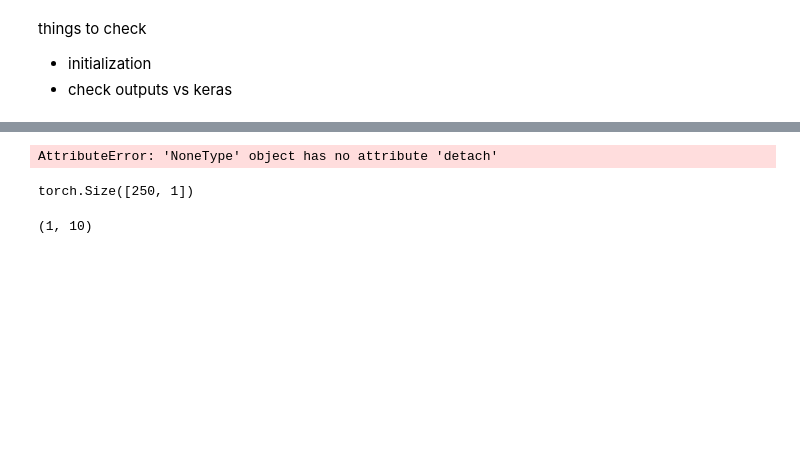
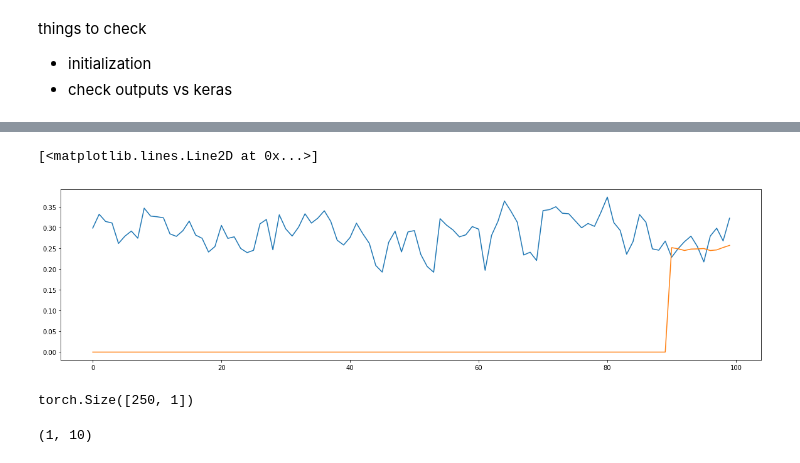
Before and after one commit to DanielLongo/AnomalyDetection, a Jupyter notebook: Keras vs Pytorch.ipynb, the cells around one changed output, grey strips where cells are left out. Saved outputs shown, nothing was run; the diff lists cells and outputs as text; code cells hidden in the pictures; blank space fills up the shorter version.

```diff
--- a/Keras vs Pytorch.ipynb
+++ b/Keras vs Pytorch.ipynb
@@ -80,29 +88,0 @@ import torch.nn as nn
-# %%
-class TorchLSTM(nn.Module):
-    def __init__(self, input_size=1, hidden_layer_size=80, num_layers=2, output_size=1, n_predictions=10, dropout=.3):
-        super().__init__()
-        self.output_size = output_size
-        self.n_predictions = n_predictions
-#         self.lstm = nn.LSTM(input_size, hidden_layer_size, num_layers=num_layers, dropout=dropout, batch_first=True)
-        self.lstm1 = nn.LSTM(input_size, hidden_layer_size, num_layers=1, batch_first=True)
-        self.dropout1 = nn.Dropout(p=.3)
-        self.lstm2 = nn.LSTM(hidden_layer_size, hidden_layer_size, num_layers=1, batch_first=True)
-        self.dropout2 = nn.Dropout(p=.3)
-#         self.relu = nn.ReLU()
-        self.fc1 = nn.Linear(hidden_layer_size, n_predictions * output_size)
-
-    def forward(self, input_seq):
-        out, (_, _) = self.lstm1(input_seq)
-        out = self.dropout1(out)
-        out, (_, _) = self.lstm2(out)
-        out = self.dropout2(out)
-        preds = self.fc1(out[:,-1].squeeze()).squeeze()
-        return preds
-#         return self.relu(preds)
-#     def forward(self, input_seq):
-#         out, (h_n,_) = self.lstm(input_seq)
-#         h_n = h_n[-1] # from last layer
-#         h_n = h_n.squeeze()
-#         preds = self.fc1(h_n).view(-1, self.n_predictions, self.output_size)
-#         preds = self.fc1(out[:,-1,:].squeeze()).squeeze()
-#         return preds
@@ -163,16 +211,17 @@ epoch 499 | iter 2495 | Running Loss 0.01769310925155878
 # %%
 torch_model.eval()
 i = random.randint(0, X_train.shape[0])
 example = X_train[i]
-example = torch.from_numpy(example.reshape(1, 250, 1)).type('torch.FloatTensor')
-pred = torch_model(example).detach().numpy()
-combined = np.concatenate([example[0].numpy(), y_train[i].T], axis=0).squeeze()
-combined_zeros = np.concatenate([np.zeros_like(example.squeeze()),pred]).squeeze()
+example = torch.from_numpy(example.reshape(1, 250, 1)).type('torch.FloatTensor').cuda()
+pred = torch_model(example).detach().cpu().numpy()
+combined = np.concatenate([example[0].cpu().numpy(), y_train[i].T], axis=0).squeeze()
+combined_zeros = np.concatenate([np.zeros_like(example.cpu().squeeze()),pred.squeeze()]).squeeze()
 
 plt.plot(combined[-100:])
 plt.plot(combined_zeros[-100:])
 # %% [output]
-AttributeError: 'NoneType' object has no attribute 'detach'
+[<matplotlib.lines.Line2D at 0x...>]
+[figure, added]
 # %%
 example[0].shape
 # %% [output]
```
Also changed, not shown: parts of 28 cells of this notebook.
